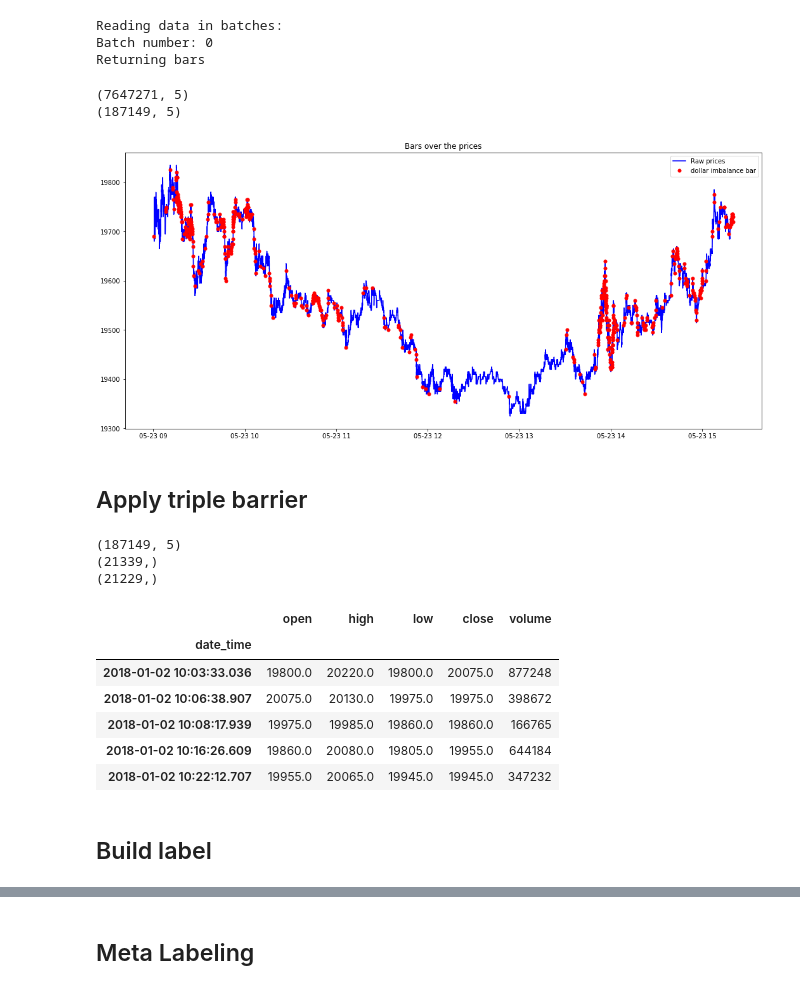
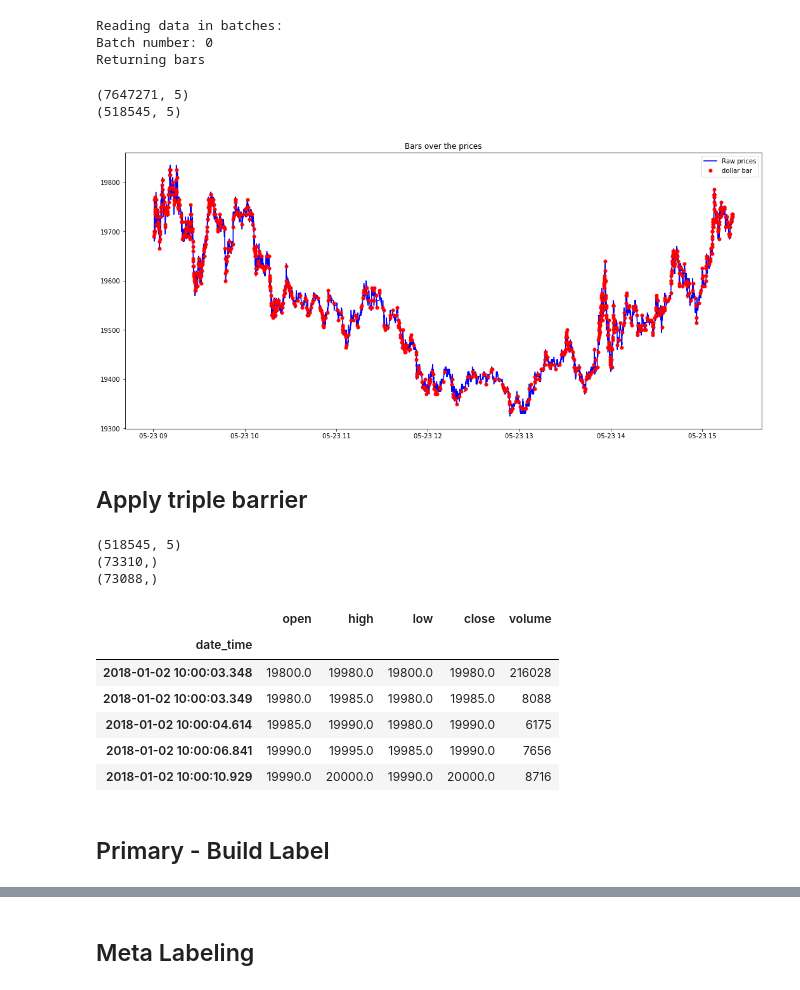
Before and after one commit to didw/ml_finance, a Jupyter notebook: practice/base_model.ipynb, the cells around one changed output, grey strips where cells are left out. Saved outputs shown, nothing was run; the diff lists cells and outputs as text; code cells hidden in the pictures.

```diff
--- a/practice/base_model.ipynb
+++ b/practice/base_model.ipynb
@@ -34,23 +32,29 @@ df = load_parq(fname)
 # %%
 fname = 'dataset/TRADE_A233740_2018.csv'
-df_csv = df.reset_index()[['TIMESTAMP', 'PRICE', 'V']]
-df_csv.columns = ['date_time', 'price', 'volume']
-df_csv['price'] = df_csv['price'].astype('float')
-df_csv.to_csv(fname, index=False)
-dib = imbar.get_dollar_imbalance_bars(fname, num_prev_bars=5, exp_num_ticks_init=1000)
-dib.index = pd.to_datetime(dib.index)
-fname = 'dataset/DIB_A233740_2018.csv'
-dib.to_csv(fname)
+bar_fname = 'dataset/DBAR_A233740_2018.csv'
+if not os.path.exists(fname):
+    df_csv = df.reset_index()[['TIMESTAMP', 'PRICE', 'V']]
+    df_csv.columns = ['date_time', 'price', 'volume']
+    df_csv['price'] = df_csv['price'].astype('float')
+    df_csv.to_csv(fname, index=False)
+
+if os.path.exists(bar_fname):
+    dbar = pd.read_csv(bar_fname, index_col='date_time')
+    dbar.index = pd.to_datetime(dbar.index)
+else:
+    dbar = bar.get_dollar_bars(fname, threshold=1e8)
+    dbar.index = pd.to_datetime(dbar.index)
+    dbar.to_csv(bar_fname)
 # %% [output]
 Reading data in batches:
 Batch number: 0
 Returning bars
 # %%
 print(df.shape)
-print(dib.shape)
+print(dbar.shape)
 # %% [output]
 (7647271, 5)
-(187149, 5)
+(518545, 5)
 # %%
 def plot_bars(df, df_bar, desc='bar'):
     plt.figure(figsize = (18, 8))
@@ -62,11 +113,11 @@ def plot_bars(df, df_bar, desc='bar'):
 # %%
 df_sub = df[df.index>datetime.datetime(2018,5,23,9,0)]
 df_sub = df_sub[df_sub.index<datetime.datetime(2018,5,24,9,0)]
-dib_sub = dib[dib.index>datetime.datetime(2018,5,23,9,0)]
-dib_sub = dib_sub[dib_sub.index<datetime.datetime(2018,5,24,9,0)]
+dbar_sub = dbar[dbar.index>datetime.datetime(2018,5,23,9,0)]
+dbar_sub = dbar_sub[dbar_sub.index<datetime.datetime(2018,5,24,9,0)]
 # %%
-plot_bars(df_sub, dib_sub, 'dollar imbalance bar')
+plot_bars(df_sub, dbar_sub, 'dollar bar')
 # %% [output]
-[figure, old version]
+[figure, new version]
 # %% [markdown]
 ## Apply triple barrier
@@ -85,23 +134,23 @@ vertical_barriers = ml.labeling.add_vertical_barrier(t_events=cusum_events, clos
 # %%
-print(dib.shape)
+print(dbar.shape)
 print(cusum_events.shape)
 print(vertical_barriers.shape)
 # %% [output]
-(187149, 5)
-(21339,)
-(21229,)
+(518545, 5)
+(73310,)
+(73088,)
 # %%
-dib.head()
+dbar.head()
 # %% [output]
 |  | open | high | low | close | volume |
 | date_time |  |  |  |  |  |
-| 2018-01-02 10:03:33.036 | 19800.0 | 20220.0 | 19800.0 | 20075.0 | 877248 |
-| 2018-01-02 10:06:38.907 | 20075.0 | 20130.0 | 19975.0 | 19975.0 | 398672 |
-| 2018-01-02 10:08:17.939 | 19975.0 | 19985.0 | 19860.0 | 19860.0 | 166765 |
-| 2018-01-02 10:16:26.609 | 19860.0 | 20080.0 | 19805.0 | 19955.0 | 644184 |
-| 2018-01-02 10:22:12.707 | 19955.0 | 20065.0 | 19945.0 | 19945.0 | 347232 |
+| 2018-01-02 10:00:03.348 | 19800.0 | 19980.0 | 19800.0 | 19980.0 | 216028 |
+| 2018-01-02 10:00:03.349 | 19980.0 | 19985.0 | 19980.0 | 19985.0 | 8088 |
+| 2018-01-02 10:00:04.614 | 19985.0 | 19990.0 | 19980.0 | 19990.0 | 6175 |
+| 2018-01-02 10:00:06.841 | 19990.0 | 19995.0 | 19985.0 | 19990.0 | 7656 |
+| 2018-01-02 10:00:10.929 | 19990.0 | 20000.0 | 19990.0 | 20000.0 | 8716 |
 # %% [markdown]
-## Build label
+## Primary - Build Label
 # %%
 pt_sl = [1, 2]
 min_ret = 0.005
```
Also changed, not shown: parts of 79 cells of this notebook, 1 other file.
